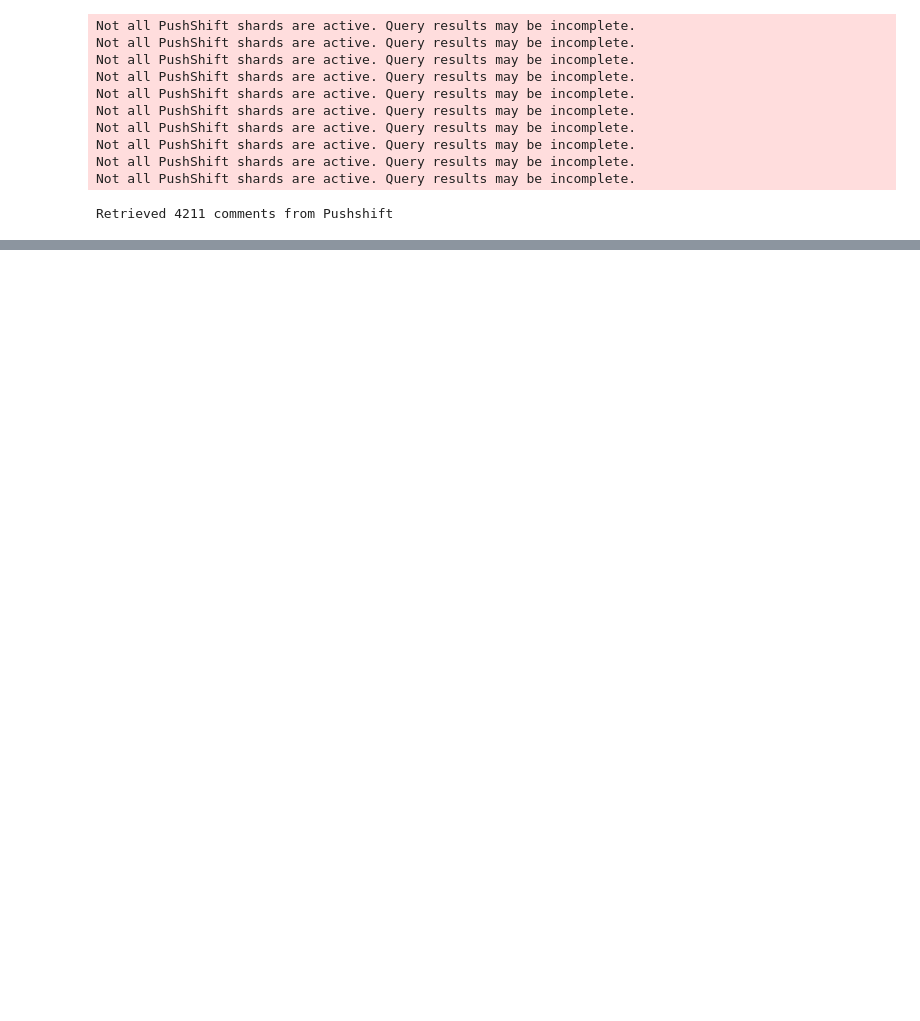
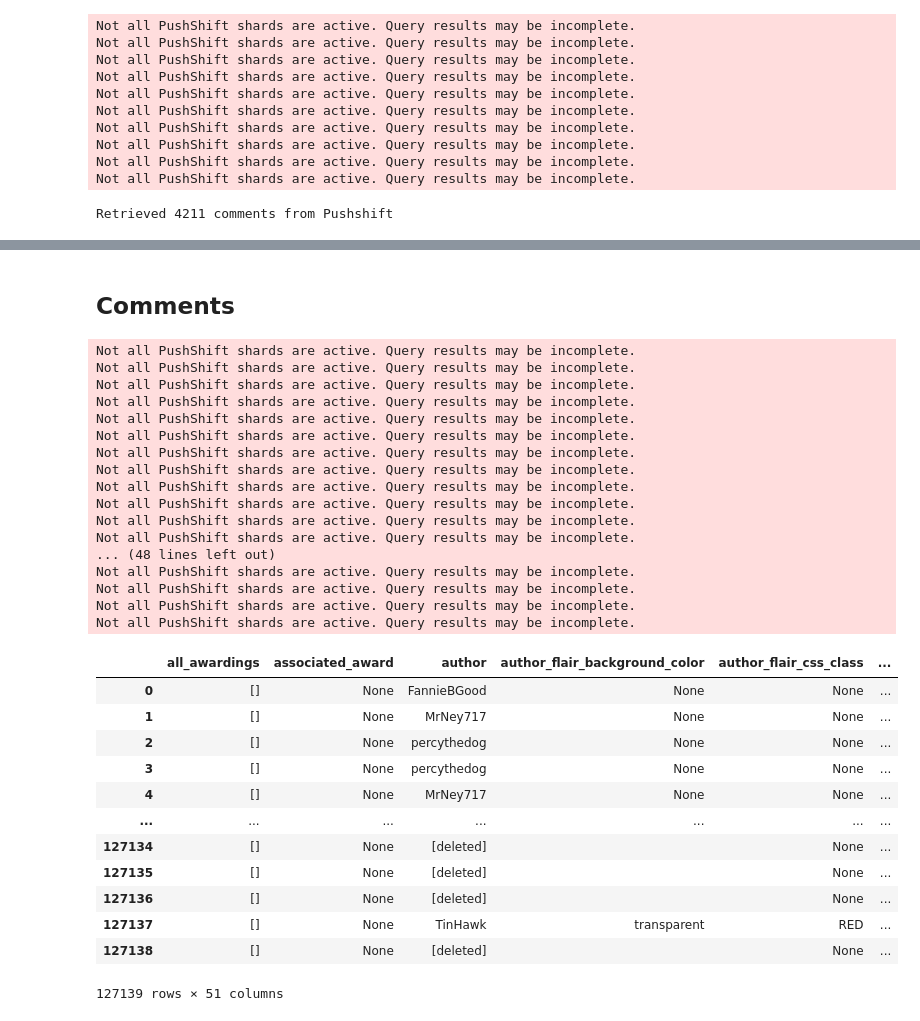
Before and after one commit to anng217/redditbots, a Jupyter notebook: pushshift.ipynb, the cells around one changed output, grey strips where cells are left out. Cells and saved outputs as stored; diff of their text form; code cells hidden in the pictures; blank space fills up the shorter version.

```diff
--- a/pushshift.ipynb
+++ b/pushshift.ipynb
@@ -193,0 +371,38 @@ comments_df.to_csv('./data/feminisms/fm_comments_before.csv', header=True, index
+# %%
+subr = 'WitchesVSPatriarchy'
+# %% [markdown]
+## Comments
+# %%
+save_dir = './data/witchesvspatriarchy/wvsp_comments.csv'
+fetch_comments(subr = subr, save_dir = save_dir, limit = 10000000, year = 2020, month = 12, day = 22, duration = 90)
+# %% [output]
+Not all PushShift shards are active. Query results may be incomplete.
+Not all PushShift shards are active. Query results may be incomplete.
+Not all PushShift shards are active. Query results may be incomplete.
+Not all PushShift shards are active. Query results may be incomplete.
+Not all PushShift shards are active. Query results may be incomplete.
+Not all PushShift shards are active. Query results may be incomplete.
+Not all PushShift shards are active. Query results may be incomplete.
+Not all PushShift shards are active. Query results may be incomplete.
+Not all PushShift shards are active. Query results may be incomplete.
+Not all PushShift shards are active. Query results may be incomplete.
+Not all PushShift shards are active. Query results may be incomplete.
+Not all PushShift shards are active. Query results may be incomplete.
+... (48 lines left out)
+Not all PushShift shards are active. Query results may be incomplete.
+Not all PushShift shards are active. Query results may be incomplete.
+Not all PushShift shards are active. Query results may be incomplete.
+Not all PushShift shards are active. Query results may be incomplete.
+|  | all_awardings | associated_award | author | author_flair_background_color | author_flair_css_class | ... |
+| 0 | [] | None | FannieBGood | None | None | ... |
+| 1 | [] | None | MrNey717 | None | None | ... |
+| 2 | [] | None | percythedog | None | None | ... |
+| 3 | [] | None | percythedog | None | None | ... |
+| 4 | [] | None | MrNey717 | None | None | ... |
+| ... | ... | ... | ... | ... | ... | ... |
+| 127134 | [] | None | [deleted] |  | None | ... |
+| 127135 | [] | None | [deleted] |  | None | ... |
+| 127136 | [] | None | [deleted] |  | None | ... |
+| 127137 | [] | None | TinHawk | transparent | RED | ... |
+| 127138 | [] | None | [deleted] |  | None | ... |
+127139 rows × 51 columns
```
Also changed, not shown: parts of 45 cells of this notebook, 21 other files.
